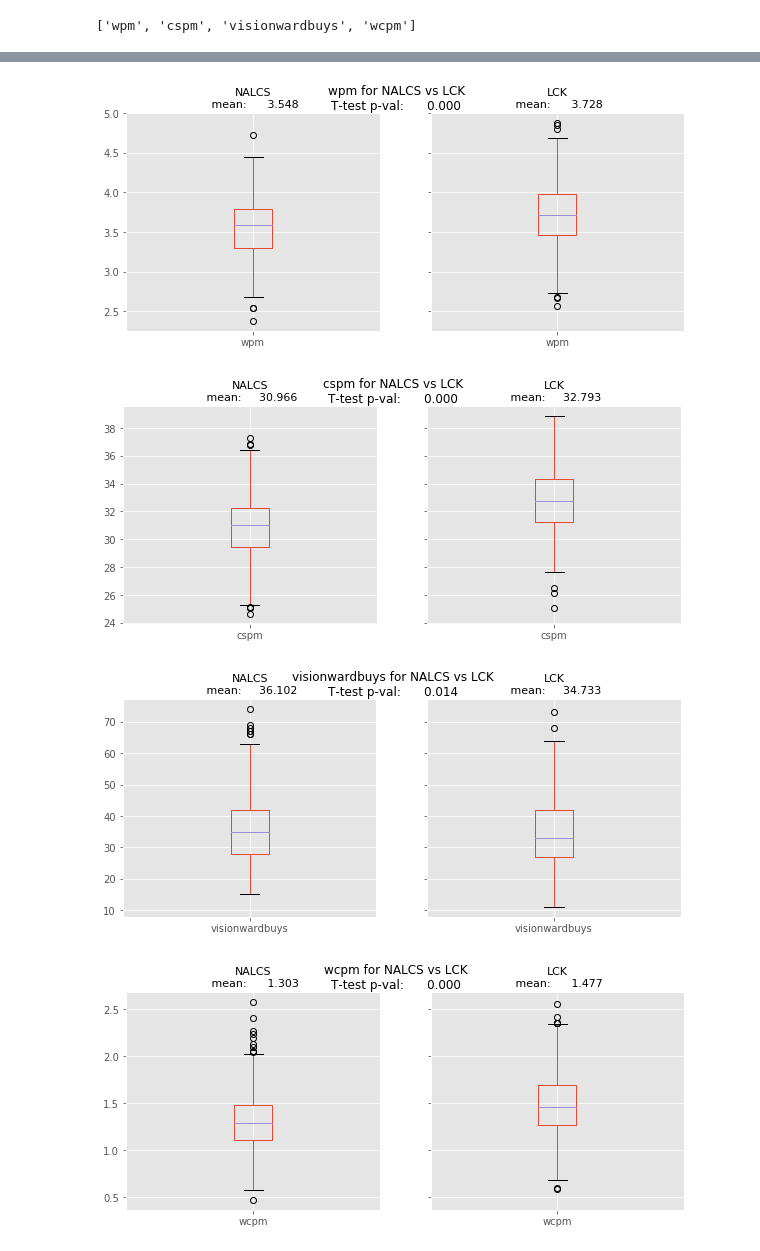
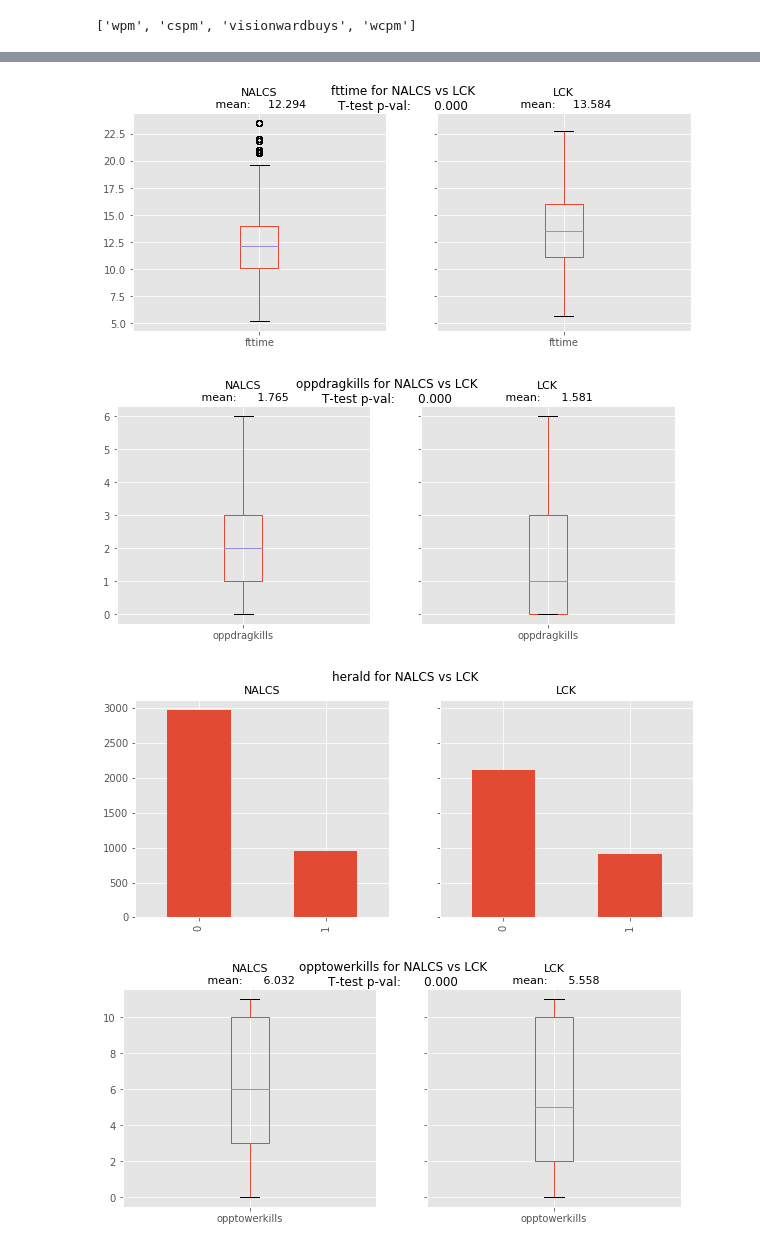
Before and after one commit to bwassie/LoL-match-analytics, a Jupyter notebook: 2017_NA_vs_LCK_analysis.ipynb, the cells around one changed output, grey strips where cells are left out. Cells and saved outputs as stored; diff of their text form; code cells hidden in the pictures.

```diff
--- a/2017_NA_vs_LCK_analysis.ipynb
+++ b/2017_NA_vs_LCK_analysis.ipynb
@@ -268,0 +375,16 @@ print(overlap)
+# %%
+import analytics_utils
+from analytics_utils import *
+import importlib
+importlib.reload(analytics_utils)
+role = ""
+var = obj_ctr[:]
+var.append("league")
+na_players = all_player_stats["NALCS"].loc[all_player_stats["NALCS"]["position"].str.contains(role),:]
+lck_players = all_player_stats["LCK"].loc[all_player_stats["LCK"]["position"].str.contains(role),:]
+print("#NA samples: {}\t#LCK samples: {}".format(na_players.shape[0],lck_players.shape[0]))
+player_stats = {"NALCS":na_players.loc[:,var],"LCK":lck_players.loc[:,var]}
+leagues = ["NALCS","LCK"]
+variable = "league"
+to_drop = ["patchno","gameid","url","index","team","gameid","playerid","Team","date","week","split","player"]
+matches,data, y, colnames = get_final_table(leagues,variable,to_drop, player_stats)
@@ -268,0 +393,9 @@ print(overlap)
+# %%
+sup = supervised_analysis(data,y,colnames)
+log_comp = sup.fit("Logit")
+ada_comp = sup.fit("Adaboost")
+tree_comp = sup.fit("Random Forest")
+anova_comp = sup.anova()
+#print(var)
+#print(y.shape)
+#print(data.shape)
@@ -268,0 +416,16 @@ print(overlap)
+# %%
+import analytics_utils
+from analytics_utils import *
+import importlib
+importlib.reload(analytics_utils)
+num_feats = all_matches_players["LCK"].loc[:,all_matches_players["LCK"].dtypes != np.dtype('O')].shape[1]
+print("Total # of features: {}".format(matches.shape[1]))
+print("Total # of numerical features: {}".format(num_feats))
+algs = ["LOGSITIC REGRESSION","ADABOOST","RANDOM FOREST", "ANOVA"]
+srs = []
+n=0
+for ii in [anova_comp[:10],ada_comp[:10],tree_comp[:10],anova_comp[:10]]:
+    ii = ii.rename_axis(algs[n],axis=0).rename("Importance")
+    n+=1
+    srs.append(ii)
+display_side_by_side(srs[0],srs[1],srs[2],srs[3])
@@ -269,19 +483,17 @@ print(overlap)
 # %%
 import analytics_utils
 from analytics_utils import *
 import importlib
 importlib.reload(analytics_utils)
 
 n=0
-for ii in overlap:
+for ii in anova_comp.index.values[:10]:
     if matches[ii].value_counts().index.shape[0] == 2:
         makeplot(matches,y,ii,"bar")
     else:
         makeplot(matches,y,ii,"notbar")
-#plt.tight_layout()
-#plt.show()
 # %% [output]
-[figure, old version]
+[figure, new version]
-[figure, old version]
+[figure, new version]
-[figure, old version]
+[figure, new version]
-[figure, old version]
+[figure, new version]
```
Also changed, not shown: parts of 22 cells of this notebook, 4 other files.
